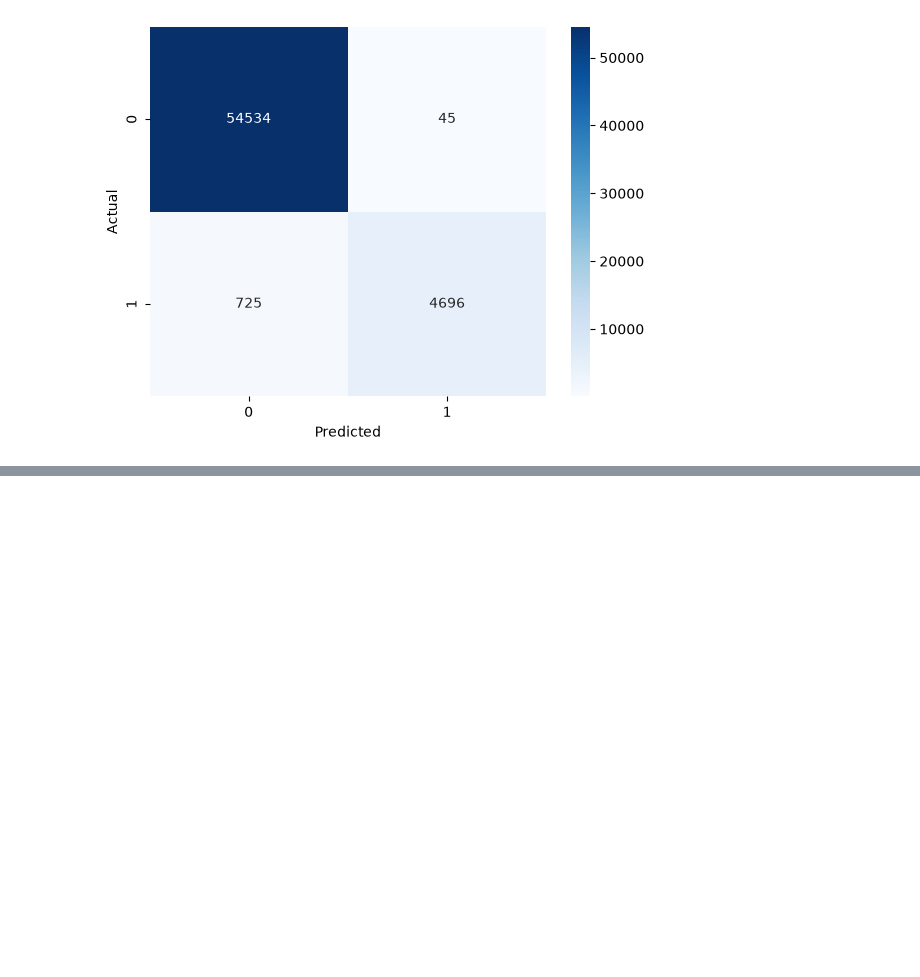
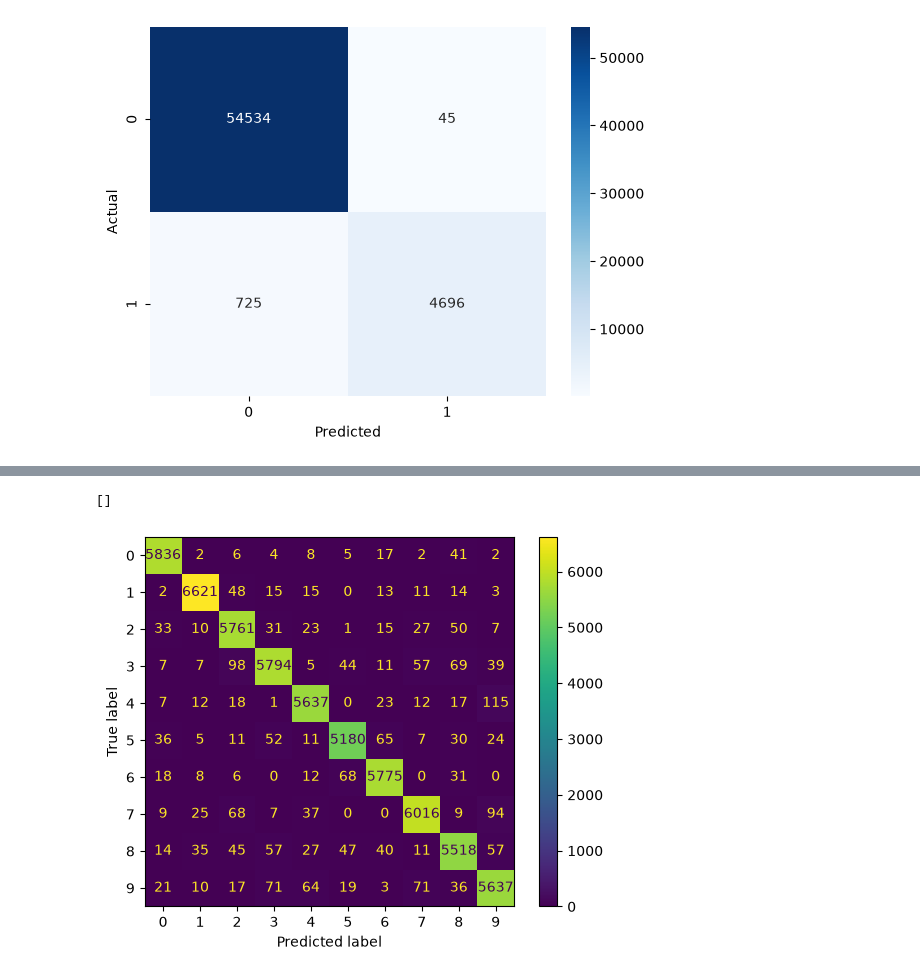
Before and after one commit to maaz-b/classification-problems, a Jupyter notebook: mnist_detector.ipynb, the cells around one changed output, grey strips where cells are left out. Cells and saved outputs as stored; diff of their text form; code cells hidden in the pictures; blank space fills up the shorter version.

Commit message:
MNIST: multilabel, multi output classification

```diff
--- a/mnist_detector.ipynb
+++ b/mnist_detector.ipynb
@@ -266,0 +360,4 @@ plt.plot()
+# %%
+from sklearn.multiclass import OneVsOneClassifier, OneVsRestClassifier
+
+rf_pred_ovr = cross_val_predict(OneVsRestClassifier(rf_classifier), x_train, y_train, cv=3)
@@ -266,0 +394,8 @@ plt.plot()
+# %%
+from sklearn.metrics import ConfusionMatrixDisplay
+
+ConfusionMatrixDisplay.from_predictions(y_train, rf_pred_ovr)
+plt.plot()
+# %% [output]
+[]
+[figure, added]
```
Also changed, not shown: parts of 33 cells of this notebook.
